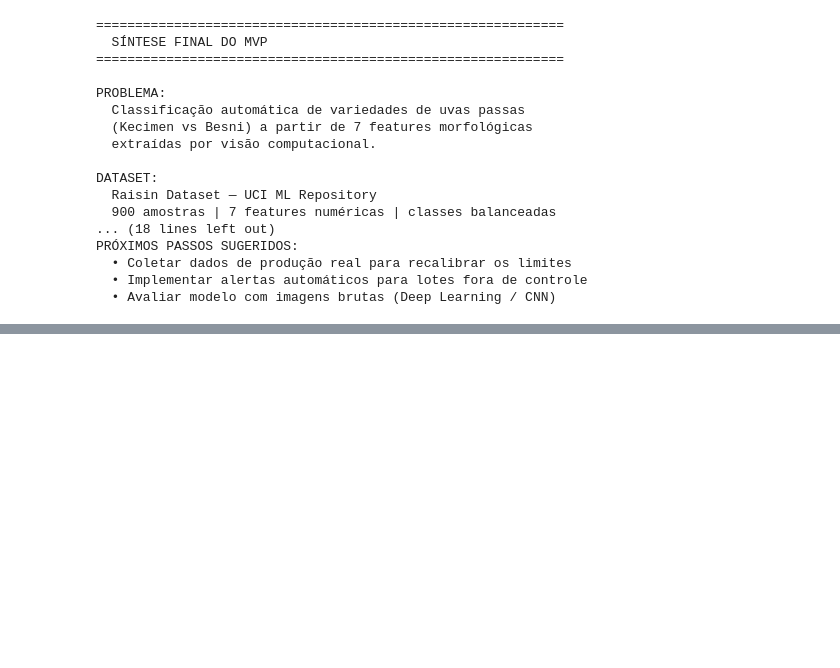
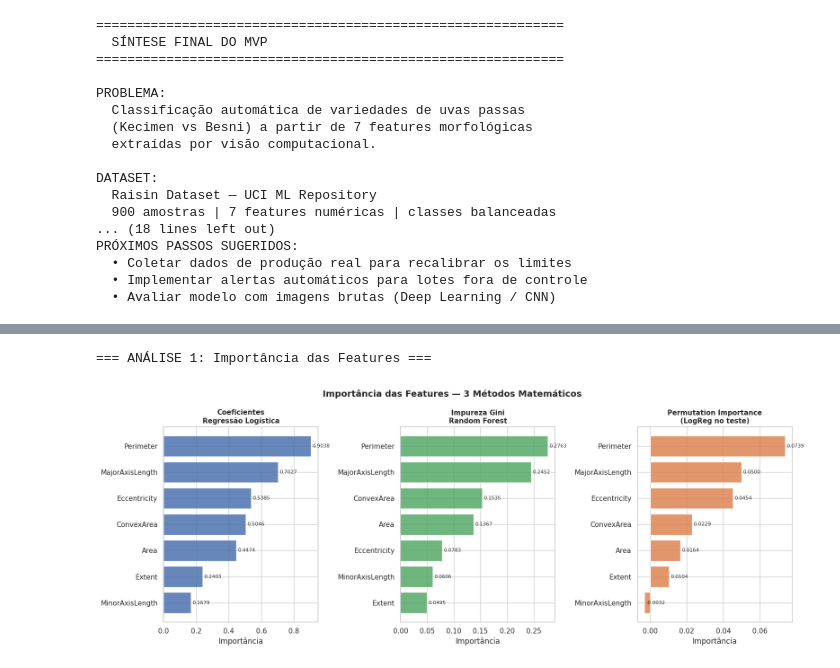
Before and after one commit to Isadora220825/MVP_CEP_Raisin-Quality-Control, a Jupyter notebook: MVP_(Raisin_Quality_Control)_Isadora_Messenberg_231013387.ipynb, the cells around one changed output, grey strips where cells are left out. Saved outputs shown, nothing was run; the diff lists cells and outputs as text; code cells hidden in the pictures; blank space fills up the shorter version.

```diff
--- a/MVP_(Raisin_Quality_Control)_Isadora_Messenberg_231013387.ipynb
+++ b/MVP_(Raisin_Quality_Control)_Isadora_Messenberg_231013387.ipynb
@@ -1651,0 +1677,77 @@ PRÓXIMOS PASSOS SUGERIDOS:
+# %%
+# CÉLULA 40 — Importância das features (3 métodos diferentes)
+# ============================================================
+
+# Explicação: existem várias formas de medir a importância de
+# uma feature. Vamos usar três abordagens matemáticas distintas
+# e comparar se elas concordam entre si.
+
+print("=== ANÁLISE 1: Importância das Features ===\n")
+
+# --- Método 1: Coeficientes da Regressão Logística ---
+# Explicação: na Regressão Logística, cada feature tem um
+# coeficiente (peso) que indica quanto ela influencia a decisão.
+# Coeficiente positivo → empurra para Kecimen
+# Coeficiente negativo → empurra para Besni
+# Usamos o valor absoluto para medir a importância
+
+coefs = pd.Series(
+    np.abs(logreg_final.coef_[0]),
+    index=features
+).sort_values(ascending=True)
+
+# --- Método 2: Importância por impureza (Random Forest) ---
+# Explicação: o Random Forest mede a importância de cada feature
+# pelo quanto ela reduz a impureza (Gini) nas divisões das árvores.
+# Features que criam divisões mais "limpas" são mais importantes.
+
+importancia_rf = pd.Series(
+    rf_final.feature_importances_,
+    index=features
+).sort_values(ascending=True)
+
+# --- Método 3: Permutation Importance (modelo agnóstico) ---
+# Explicação: embaralhamos os valores de uma feature e medimos
+# quanto o F1 do modelo cai. Se cair muito, a feature é importante.
+# Funciona com qualquer modelo — não depende da estrutura interna.
+
+perm = permutation_importance(
+    logreg_final, X_test_scaled, y_test,
+    n_repeats=30,        # Explicação: repete o embaralhamento 30 vezes
+    random_state=42,
+    scoring='f1_macro'
+)
+importancia_perm = pd.Series(
+    perm.importances_mean,
+    index=features
+).sort_values(ascending=True)
+
+# --- Gráfico comparativo dos 3 métodos ---
+fig, axes = plt.subplots(1, 3, figsize=(16, 6))
+fig.suptitle('Importância das Features — 3 Métodos Matemáticos',
+             fontsize=14, fontweight='bold')
+
+for ax, (titulo, dados, cor) in zip(axes, [
+    ('Coeficientes\nRegressão Logística', coefs, '#4C72B0'),
+    ('Impureza Gini\nRandom Forest',      importancia_rf, '#55A868'),
+    ('Permutation Importance\n(LogReg no teste)', importancia_perm, '#DD8452')
+]):
+    barras = ax.barh(dados.index, dados.values, color=cor, alpha=0.85, edgecolor='white')
+    ax.set_title(titulo, fontsize=11, fontweight='bold')
+    ax.set_xlabel('Importância')
+
+    # Explicação: rótulo com o valor em cada barra
+    for barra in barras:
+        w = barra.get_width()
+        ax.text(w + max(dados.values)*0.01, barra.get_y() + barra.get_height()/2,
+                f'{w:.4f}', va='center', fontsize=8)
+
+plt.tight_layout()
+plt.show()
+
+print("Ranking de importância (Permutation — mais robusto):")
+for i, (feat, val) in enumerate(importancia_perm.sort_values(ascending=False).items(), 1):
+    print(f"  {i}º {feat:<20} {val:.4f}")
+# %% [output]
+=== ANÁLISE 1: Importância das Features ===
+[figure, added]
```
Also changed, not shown: parts of 10 cells of this notebook.
